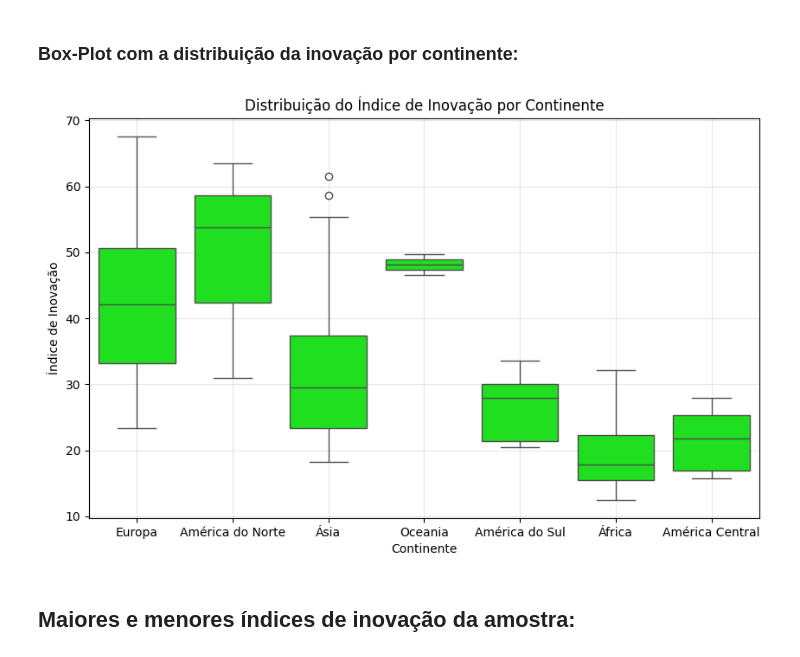
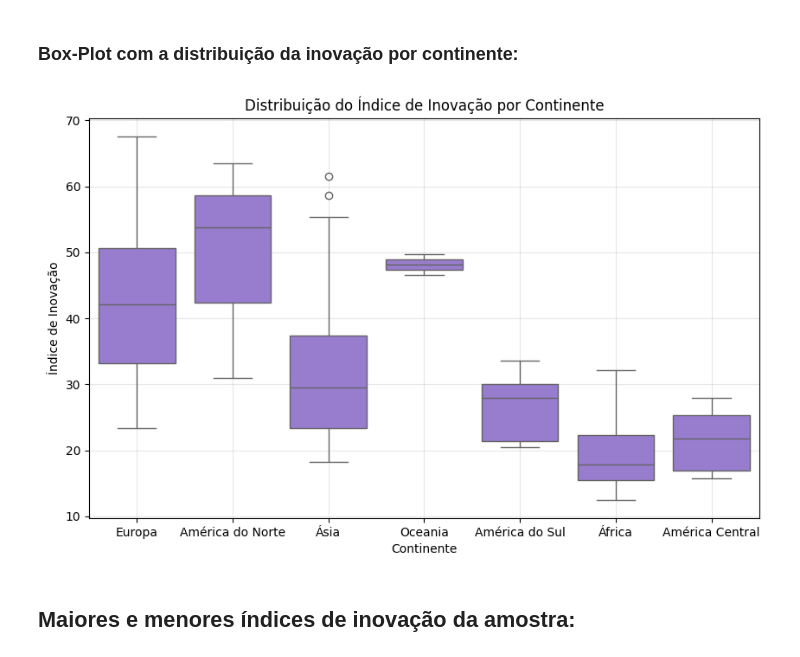
Before and after one commit to jlcamelo2350/Dados-e-automacao, a Jupyter notebook: Análise da relação renda-inovação e liberdade econômica/Modelagem_com_dados_de_renda_per_inovação_e_liberdade_econômica.ipynb, the cells around one changed output. Saved outputs shown, nothing was run; the diff lists cells and outputs as text; code cells hidden in the pictures.

```diff
--- a/Análise da relação renda-inovação e liberdade econômica/Modelagem_com_dados_de_renda_per_inovação_e_liberdade_econômica.ipynb
+++ b/Análise da relação renda-inovação e liberdade econômica/Modelagem_com_dados_de_renda_per_inovação_e_liberdade_econômica.ipynb
@@ -185,14 +185,14 @@ dados.groupby('continente').apply(lambda x: x.nlargest(5, 'xI'))[['country', 'xI
 # %%
 #gráfico de distribuição de inovação por continente:
 plt.figure(figsize=(10, 6))
-sns.boxplot(x='continente', y='xI', data=dados, color = 'lime')
+sns.boxplot(x='continente', y='xI', data=dados, color = 'mediumpurple')
 plt.title('Distribuição do Índice de Inovação por Continente')
 plt.xlabel('Continente')
 plt.ylabel('Índice de Inovação')
 plt.grid(True, alpha = 0.3)
 plt.show()
 # %% [output]
-[figure, old version]
+[figure, new version]
 # %% [markdown]
 ## Maiores e menores índices de inovação da amostra:
 # %%
```
Also changed, not shown: parts of 13 cells of this notebook.
